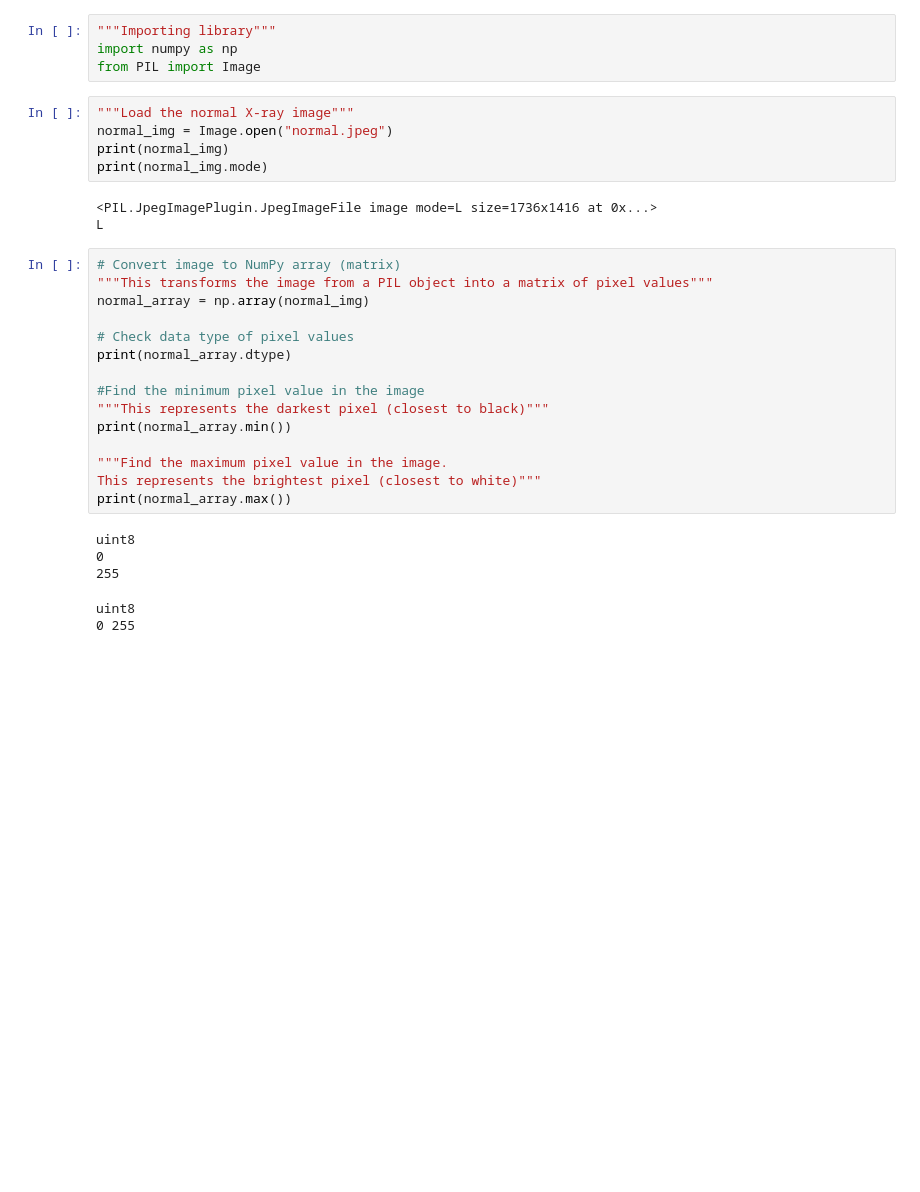
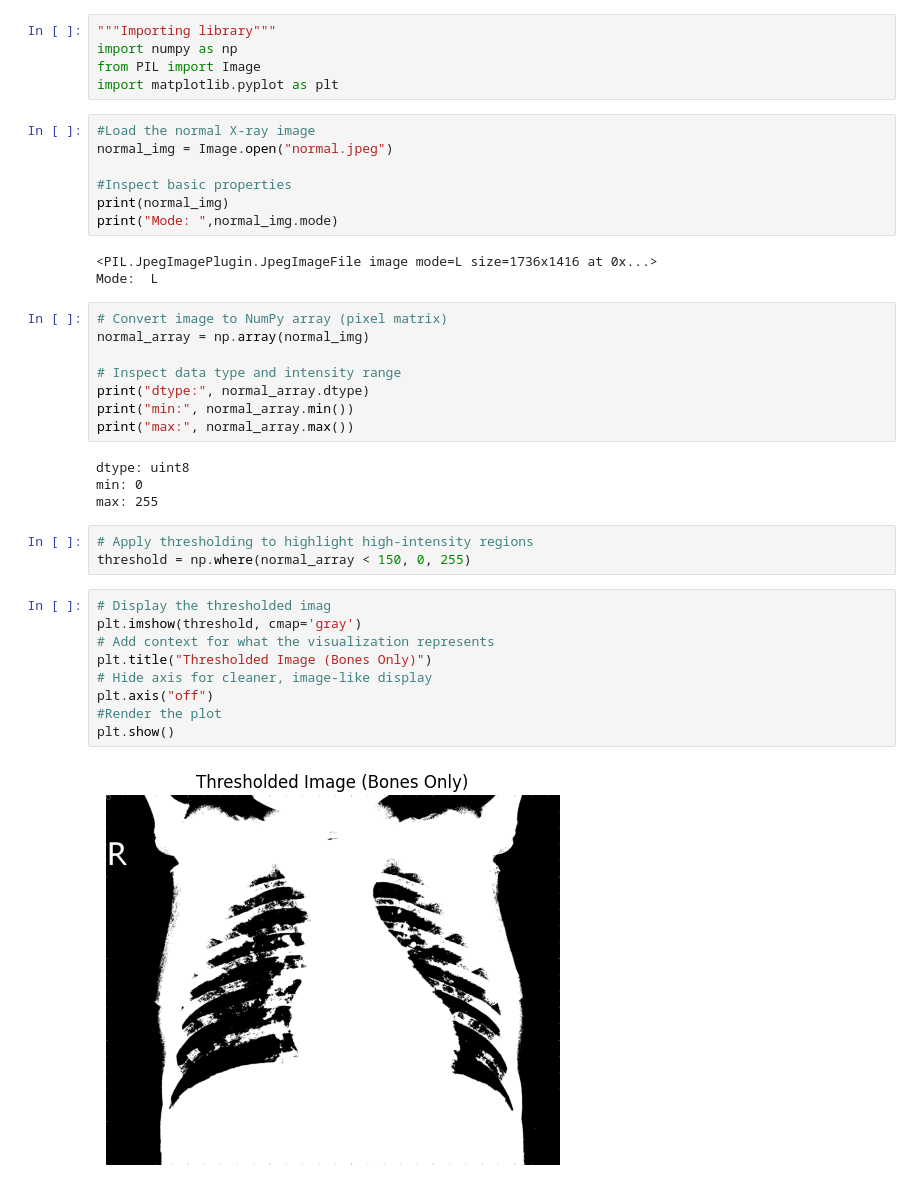
Before and after one commit to shivangi2002/chest-xray-thresholding-analysis, a Jupyter notebook: chest-xray-thresholding-analysis/xray_analysis.ipynb, the cells around one changed output. Cells and saved outputs as stored; diff of their text form; blank space fills up the shorter version.

Commit message:
Visualize thresholded normal X-ray image with improved code clarity

```diff
--- a/chest-xray-thresholding-analysis/xray_analysis.ipynb
+++ b/chest-xray-thresholding-analysis/xray_analysis.ipynb
@@ -2,34 +2,40 @@
 """Importing library"""
 import numpy as np
 from PIL import Image
+import matplotlib.pyplot as plt
 # %%
-"""Load the normal X-ray image"""
+#Load the normal X-ray image
 normal_img = Image.open("normal.jpeg")
+
+#Inspect basic properties
 print(normal_img)
-print(normal_img.mode)
+print("Mode: ",normal_img.mode)
 # %% [output]
 <PIL.JpegImagePlugin.JpegImageFile image mode=L size=1736x1416 at 0x...>
-L
+Mode:  L
 # %%
-# Convert image to NumPy array (matrix)
-"""This transforms the image from a PIL object into a matrix of pixel values"""
+# Convert image to NumPy array (pixel matrix)
 normal_array = np.array(normal_img)
 
-# Check data type of pixel values
-print(normal_array.dtype)
-
-#Find the minimum pixel value in the image
-"""This represents the darkest pixel (closest to black)"""
-print(normal_array.min())
-
-"""Find the maximum pixel value in the image.
-This represents the brightest pixel (closest to white)"""
-print(normal_array.max())
+# Inspect data type and intensity range
+print("dtype:", normal_array.dtype)
+print("min:", normal_array.min())
+print("max:", normal_array.max())
 # %% [output]
-uint8
-0
-255
+dtype: uint8
+min: 0
+max: 255
 # %%
+# Apply thresholding to highlight high-intensity regions
+threshold = np.where(normal_array < 150, 0, 255)
-# %% [output]
-uint8
-0 255
+# %%
+# Display the thresholded imag
+plt.imshow(threshold, cmap='gray')
+# Add context for what the visualization represents
+plt.title("Thresholded Image (Bones Only)")
+# Hide axis for cleaner, image-like display
+plt.axis("off")
+#Render the plot
+plt.show()
+# %% [output]
+[figure, added]
```
Also changed, not shown: 1 other file.
